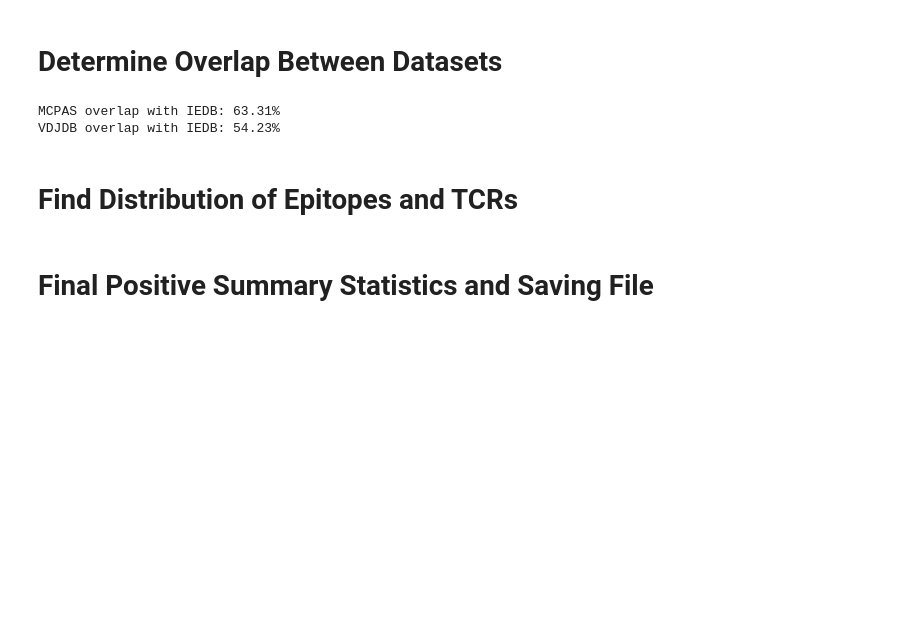
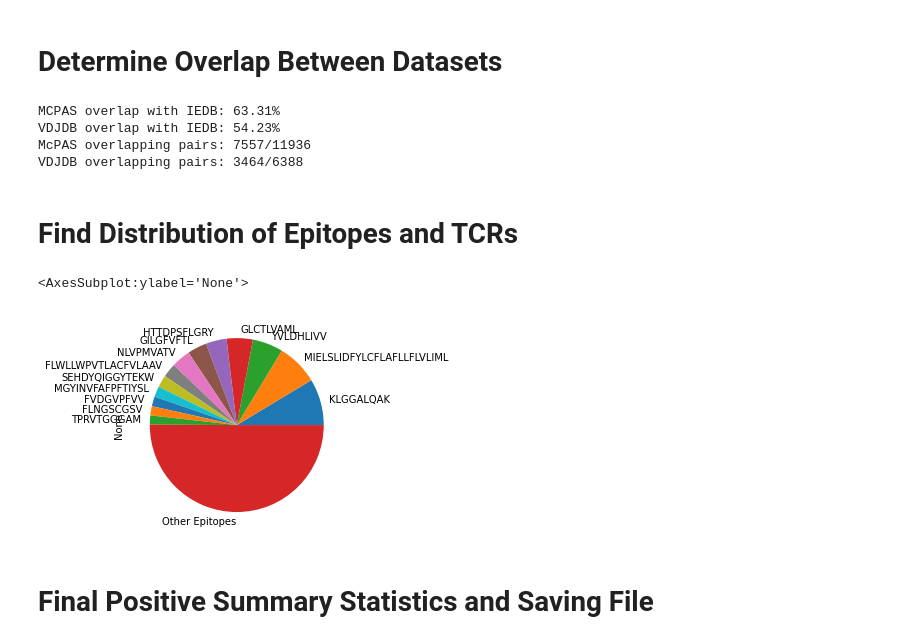
Before and after one commit to Lee-CBG/ATM-TCR, a Jupyter notebook: data/data_analytics.ipynb, the cells around one changed output. Drawn from its saved outputs; the diff is of its cells as text; code cells hidden in the pictures; blank space fills up the shorter version.

```diff
--- a/data/data_analytics.ipynb
+++ b/data/data_analytics.ipynb
@@ -338,7 +338,7 @@ def determine_overlap(df1, df2):
     df1_sequences_only = df1_sequences_only.drop_duplicates()
     df2_sequences_only = df2[['CDR3', 'Epitope']]
     df1_sequences_only = df1_sequences_only.drop_duplicates()
-    df = df1_sequences_only.merge(df2_sequences_only, how = 'inner' , indicator=False)
+    df = df1_sequences_only.merge(df2_sequences_only, how = 'inner', indicator=False)
     return df
 
 def determine_non_overlapping_rows(df1, df2):
@@ -361,24 +361,37 @@ overlap_mcpas_stat = len(overlap_mcpas)/len(final_mcpas) * 100
 overlap_vdjdb_stat = len(overlap_vdjdb)/len(final_vdjdb) * 100
 print('MCPAS overlap with IEDB: ' + str(round(overlap_mcpas_stat, 2)) + '%')
 print('VDJDB overlap with IEDB: ' + str(round(overlap_vdjdb_stat, 2)) + '%')
+print('McPAS overlapping pairs: ', len(overlap_mcpas), '/', len(final_mcpas), sep="")
+print('VDJDB overlapping pairs: ', len(overlap_vdjdb), '/', len(final_vdjdb), sep="")
 # %% [output]
 MCPAS overlap with IEDB: 63.31%
 VDJDB overlap with IEDB: 54.23%
+McPAS overlapping pairs: 7557/11936
+VDJDB overlapping pairs: 3464/6388
 # %% [markdown]
 # Find Distribution of Epitopes and TCRs
 # %%
 def save_distribution(distribution, filename):
     with open(filename, 'w') as csv_file:
         writer = csv.writer(csv_file)
         for key, value in distribution.items():
             writer.writerow([key, value])
 
 unique_epitopes = combined_sequences['Epitope'].unique()
 unique_tcrs = combined_sequences['CDR3'].unique()
 epitope_distribution = combined_sequences['Epitope'].value_counts()
 tcr_distribution = combined_sequences['CDR3'].value_counts()
 #save_distribution(epitope_distribution, 'epitope_distribution.csv')
 #save_distribution(tcr_distribution, 'tcr_distribution.csv')
+
+major_epitope_distribution = epitope_distribution[epitope_distribution >= 2500]
+other_epitope_distribution = epitope_distribution[epitope_distribution < 2500]
+added_entry = pd.Series([other_epitope_distribution.sum()], index=['Other Epitopes'])
+major_epitope_distribution = major_epitope_distribution.append(added_entry)
+major_epitope_distribution.plot.pie()
+# %% [output]
+<AxesSubplot:ylabel='None'>
+[figure, added]
 # %% [markdown]
 # Final Positive Summary Statistics and Saving File
 # %%
```
Also changed, not shown: parts of 1 cell of this notebook, 1 other file.
